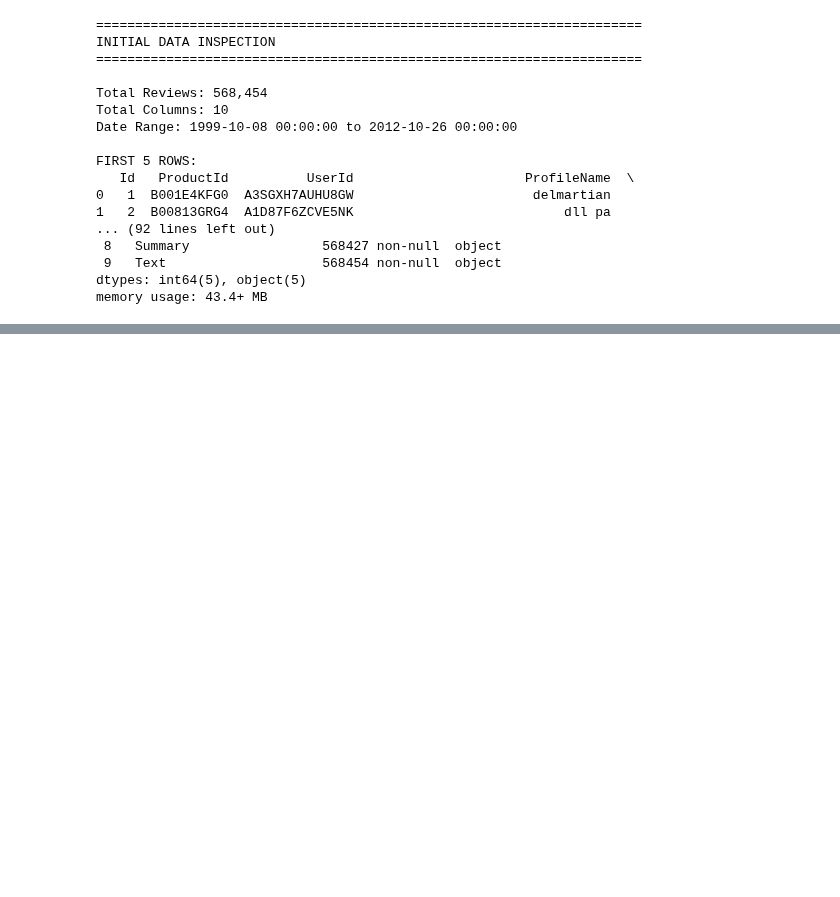
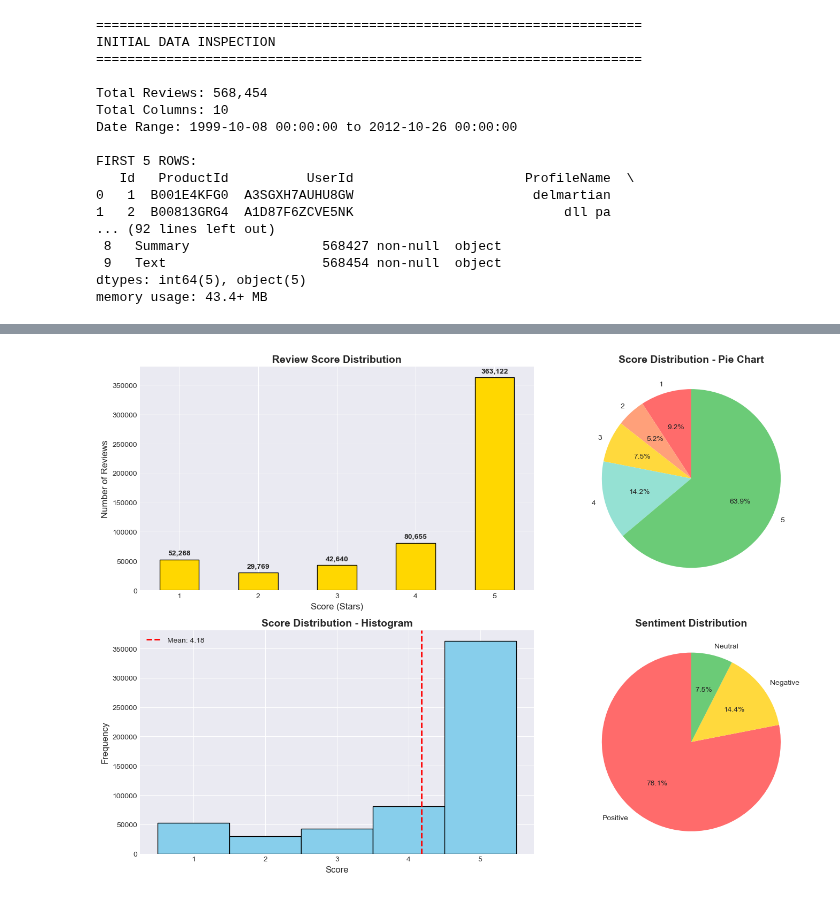
Before and after one commit to HoodaVishal/Intelligent-Customer-Support-System, a Jupyter notebook: notebooks/01_Data_Exploration.ipynb, the cells around one changed output, grey strips where cells are left out. Drawn from its saved outputs; the diff is of its cells as text; code cells hidden in the pictures; blank space fills up the shorter version.

```diff
--- a/notebooks/01_Data_Exploration.ipynb
+++ b/notebooks/01_Data_Exploration.ipynb
@@ -1796,0 +1861,78 @@ memory usage: 43.4+ MB
+# %%
+# Score Distribution Analysis
+print('\n' + '=' * 70)
+print('SCORE DISTRIBUTION ANALYSIS')
+print('=' * 70 + '\n')
+
+# Score statistics
+print('SCORE STATISTICS:')
+print(reviews['Score'].describe())
+print()
+
+# Score counts
+print('SCORE DISTRIBUTION:')
+score_counts = reviews['Score'].value_counts().sort_index()
+print(score_counts)
+print()
+
+# Calculate percentages
+total_reviews = len(reviews)
+print('SCORE PERCENTAGES:')
+for score in sorted(reviews['Score'].unique()):
+    count = (reviews['Score'] == score).sum()
+    pct = (count / total_reviews) * 100
+    print(f"{score} star{'s' if score != 1 else ''}: {count:,} ({pct:.2f}%)")
+
+# Average score
+avg_score = reviews['Score'].mean()
+median_score = reviews['Score'].median()
+print(f"\nAVERAGE SCORE: {avg_score:.2f}/5.0")
+print(f"MEDIAN SCORE: {median_score:.1f}/5.0")
+
+# Sentiment classification
+reviews['Sentiment'] = reviews['Score'].apply(lambda x: 'Positive' if x >= 4 else ('Neutral' if x == 3 else 'Negative'))
+
+sentiment_counts = reviews['Sentiment'].value_counts()
+print(f"\nSENTIMENT DISTRIBUTION:")
+print(sentiment_counts)
+for sentiment, count in sentiment_counts.items():
+    pct = (count / total_reviews) * 100
+    print(f"{sentiment}: {pct:.2f}%")
+
+# Visualizations
+fig, axes = plt.subplots(2, 2, figsize = (15, 10))
+
+# Bar chart - Scores
+score_counts.plot(kind = 'bar', ax = axes[0, 0], color = 'gold', edgecolor = 'black')
+axes[0, 0].set_title('Review Score Distribution', fontsize = 14, fontweight = 'bold')
+axes[0, 0].set_xlabel('Score (Stars)', fontsize = 12)
+axes[0, 0].set_ylabel('Number of Reviews', fontsize = 12)
+axes[0, 0].set_xticklabels(axes[0, 0].get_xticklabels(), rotation = 0)
+axes[0, 0].grid(axis = 'y', alpha = 0.3)
+
+# Add count labels
+for i, v in enumerate(score_counts.values):
+    axes[0, 0].text(i, v + 5000, f"{v:,}", ha = 'center', va = 'bottom', fontweight = 'bold')
+
+# Pie chart - Scores
+axes[0, 1].pie(score_counts, labels = [f"{score}" for score in score_counts.index], autopct = '%1.1f%%',
+               startangle = 90, colors = ['#FF6B6B', '#FFA07A', '#FFD93D', '#95E1D3', '#6BCB77'])
+axes[0, 1].set_title('Score Distribution - Pie Chart', fontsize = 14, fontweight = 'bold')
+
+# Histogram
+axes[1, 0].hist(reviews['Score'], bins = 5, color = 'skyblue', edgecolor = 'black', range = (0.5, 5.5))
+axes[1, 0].set_title('Score Distribution - Histogram', fontsize = 14, fontweight = 'bold')
+axes[1, 0].set_xlabel('Score', fontsize = 12)
+axes[1, 0].set_ylabel('Frequency', fontsize = 12)
+axes[1, 0].axvline(avg_score, color = 'red', linestyle = '--', linewidth = 2, label = f"Mean: {avg_score:.2f}")
+axes[1, 0].legend()
+
+# Sentiment pic chart
+sentiment_counts.plot(kind = 'pie', ax = axes[1, 1], autopct = '%1.1f%%', startangle = 90,
+                      colors = ['#FF6B6B', '#FFD93D', '#6BCB77'])
+axes[1, 1].set_title('Sentiment Distribution', fontsize = 14, fontweight = 'bold')
+axes[1, 1].set_ylabel('')
+
+plt.tight_layout()
+plt.show()
+# %% [output]
@@ -1796,0 +1956 @@ memory usage: 43.4+ MB
+[figure, added]
```
Also changed, not shown: parts of 5 cells of this notebook.
